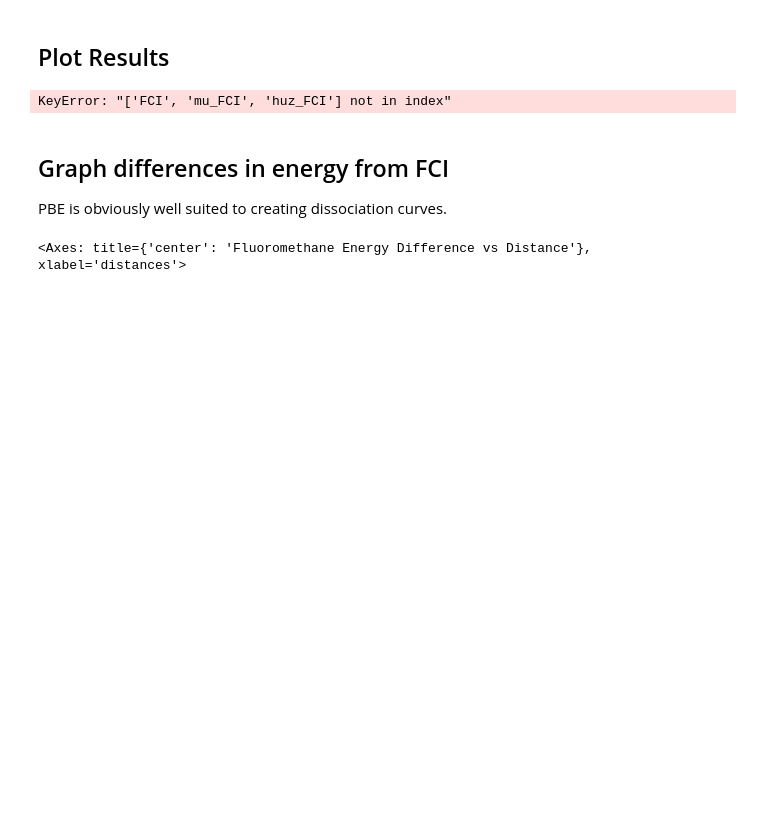
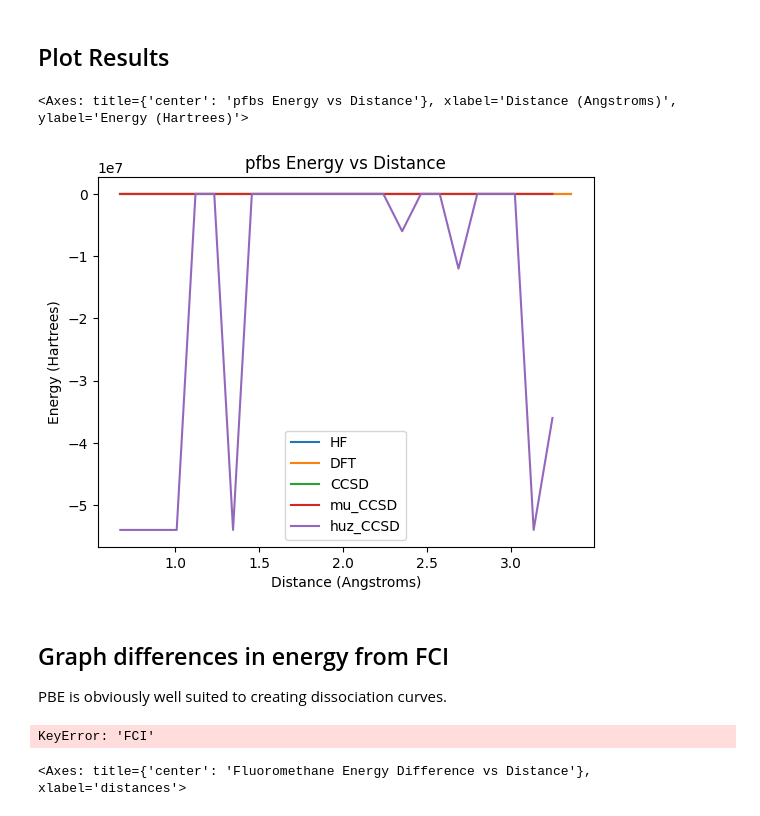
Before and after one commit to UCL-CCS/Nbed, a Jupyter notebook: docs/notebooks/publications/Solvation, Embedding and Subspace Techniques for Quantum Computing in the Chemical Sciences.ipynb, the cells around one changed output. Saved outputs shown, nothing was run; the diff lists cells and outputs as text; code cells hidden in the pictures; blank space fills up the shorter version.

```diff
--- a/docs/notebooks/publications/Solvation, Embedding and Subspace Techniques for Quantum Computing in the Chemical Sciences.ipynb
+++ b/docs/notebooks/publications/Solvation, Embedding and Subspace Techniques for Quantum Computing in the Chemical Sciences.ipynb
@@ -129,9 +129,13 @@ import numpy as np
 from nbed.utils import pubchem_mol_geometry, build_ordered_xyz_string, save_ordered_xyz_file
 
 def init_mol_df(mol_name: str, f_index: int = None, c_index: int = None) -> pd.DataFrame:
-    mol_geometry = pubchem_mol_geometry(mol_name)
-    save_ordered_xyz_file("pfba", mol_geometry, active_atom_inds=[f_index, c_index])
-    print(mol_geometry)
+    if os.path.isfile("/molecular_structures/pfba.xyz"):
+        with open("/molecular_structures/pfba.xyz") as f:
+            mol_geometry = f.read()
+    else:
+        mol_geometry = pubchem_mol_geometry(mol_name)
+        print(mol_geometry)
+        save_ordered_xyz_file("pfba", mol_geometry, active_atom_inds=[f_index, c_index])
 
     if f_index is None or c_index is None:
         f_index = input("Enter the index of the fluorine atom: ")
@@ -143,6 +147,7 @@ def init_mol_df(mol_name: str, f_index: int = None, c_index: int = None) -> pd.D
     start_c = np.array(mol_geometry[c_index][1])
     displacement = start_f - start_c
 
+    #TODO increase number of geometries used
     positions = [start_c + i *displacement for i in np.linspace(0.5,2.5,25)]
     distances = [np.linalg.norm(i) for i in positions]
     df = pd.DataFrame(index = range(len(distances)), columns = ["distances", "positions", "xyz"])
@@ -158,6 +163,6 @@ def init_mol_df(mol_name: str, f_index: int = None, c_index: int = None) -> pd.D
     df["xyz"] = xyz_list
     return df
 
-pfbs = init_mol_df("perfluorobutanesulfonate", 4,14)
+pfbs = init_mol_df("perfluoromethane", 3,4)
 tostretch = pfbs
 # %% [output]
@@ -346,9 +401,11 @@ Running Reference Methods
 # %%
 mol_name = "pfbs"
 
-tostretch[['distances','HF', 'DFT','FCI', 'mu_FCI', 'huz_FCI']].plot(xlabel="Distance (Angstroms)", ylabel="Energy (Hartrees)", x="distances", title=f"{mol_name} Energy vs Distance")
+# tostretch[['distances','HF', 'DFT','FCI', 'mu_FCI', 'huz_FCI']].plot(xlabel="Distance (Angstroms)", ylabel="Energy (Hartrees)", x="distances", title=f"{mol_name} Energy vs Distance")
+tostretch[['distances','HF', 'DFT','CCSD', 'mu_CCSD', 'huz_CCSD']].plot(xlabel="Distance (Angstroms)", ylabel="Energy (Hartrees)", x="distances", title=f"{mol_name} Energy vs Distance")
 # %% [output]
-KeyError: "['FCI', 'mu_FCI', 'huz_FCI'] not in index"
+<Axes: title={'center': 'pfbs Energy vs Distance'}, xlabel='Distance (Angstroms)', ylabel='Energy (Hartrees)'>
+[figure, added]
 # %% [markdown]
 ## Graph differences in energy from FCI
 
@@ -356,6 +413,8 @@ PBE is obviously well suited to creating dissociation curves.
 # %%
 f_diffs = tostretch[['HF','DFT']].subtract(tostretch["FCI"], axis=0)
 f_diffs = pd.concat([f_diffs, tostretch.filter(regex=("_FCI")).subtract(tostretch["FCI"], axis=0)], axis=1)
+# %% [output]
+KeyError: 'FCI'
 # %%
 f_diffs["distances"] = tostretch["distances"]
 f_diffs[["distances","HF","DFT","mu_FCI","huz_FCI"]].loc[:19].plot(x="distances", title=f"{mol_name} Energy Difference vs Distance")
```
Also changed, not shown: parts of 7 cells of this notebook, 5 other files.
